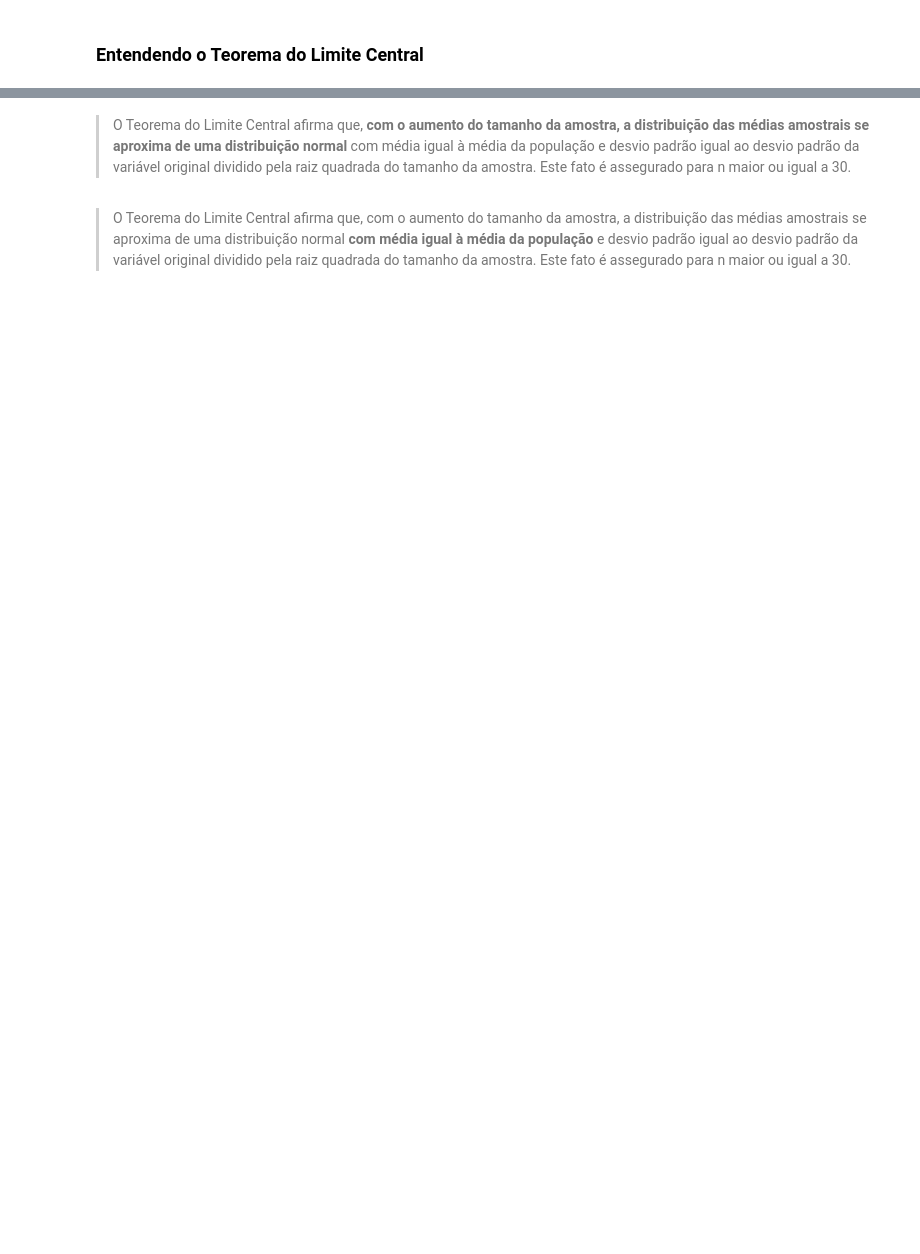
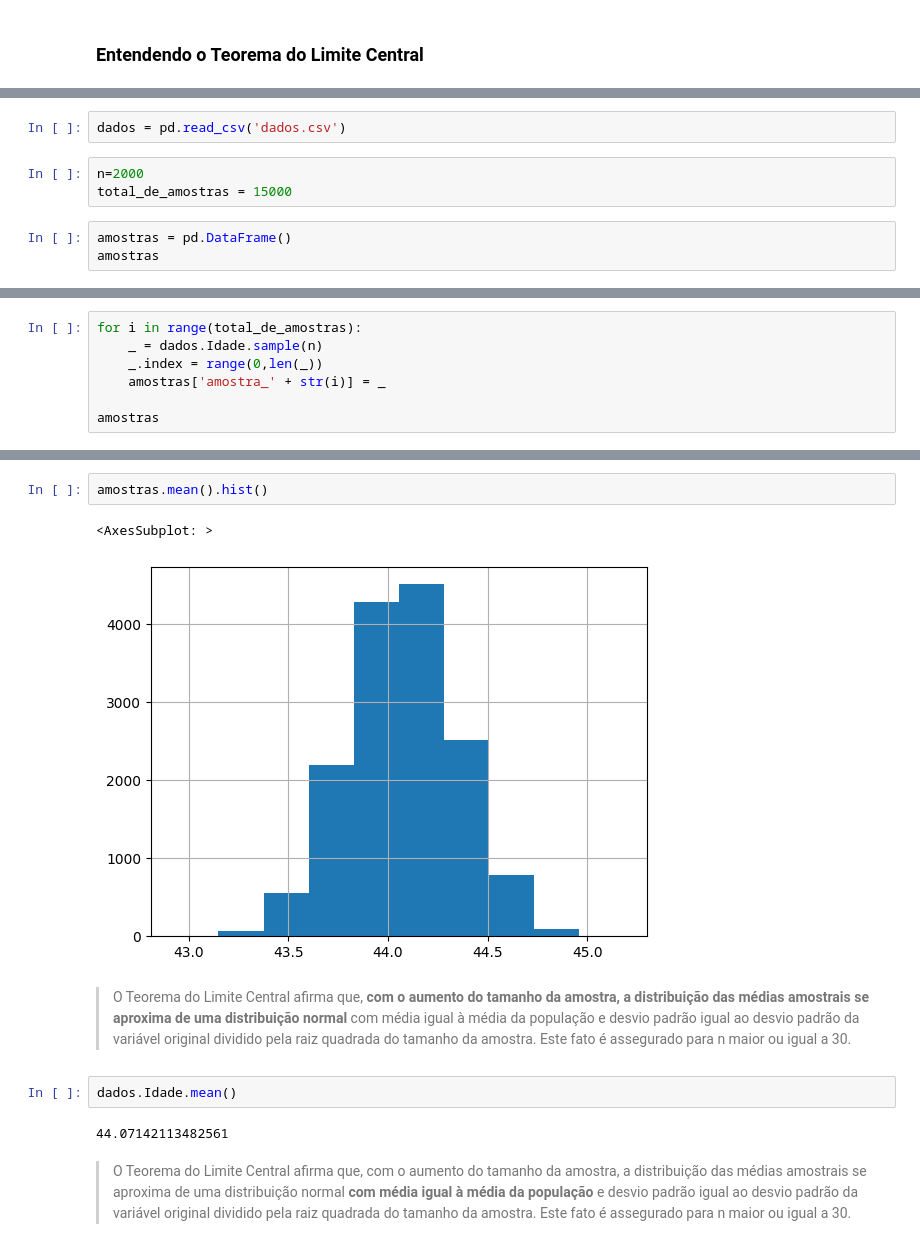
Before and after one commit to alyssonhyago/Cursos_Alura, a Jupyter notebook: Data_Science/Probabilidade_e_Amostragem/Curso_de_Estatística_Parte_2.ipynb, the cells around one changed output, grey strips where cells are left out. Drawn from its saved outputs; the diff is of its cells as text; blank space fills up the shorter version.

```diff
--- a/Data_Science/Probabilidade_e_Amostragem/Curso_de_Estatística_Parte_2.ipynb
+++ b/Data_Science/Probabilidade_e_Amostragem/Curso_de_Estatística_Parte_2.ipynb
@@ -893,0 +898,8 @@ O desvio padrão das médias amostrais é conhecido como **erro padrão da médi
+# %%
+dados = pd.read_csv('dados.csv')
+# %%
+n=2000
+total_de_amostras = 15000
+# %%
+amostras = pd.DataFrame()
+amostras
@@ -893,0 +908,7 @@ O desvio padrão das médias amostrais é conhecido como **erro padrão da médi
+# %%
+for i in range(total_de_amostras):
+    _ = dados.Idade.sample(n)
+    _.index = range(0,len(_))
+    amostras['amostra_' + str(i)] = _
+
+amostras
@@ -894,5 +945,14 @@ O desvio padrão das médias amostrais é conhecido como **erro padrão da médi
+# %%
+amostras.mean().hist()
+# %% [output]
+<AxesSubplot: >
+[figure, added]
 # %% [markdown]
 > O Teorema do Limite Central afirma que, **com o aumento do tamanho da amostra, a distribuição das médias amostrais se aproxima de uma distribuição normal** com média igual à média da população e desvio padrão igual ao desvio padrão da variável original dividido pela raiz quadrada do tamanho da amostra. Este fato é assegurado para n maior ou igual a 30.
+# %%
+dados.Idade.mean()
+# %% [output]
+44.07142113482561
 # %% [markdown]
 > O Teorema do Limite Central afirma que, com o aumento do tamanho da amostra, a distribuição das médias amostrais se aproxima de uma distribuição normal **com média igual à média da população** e desvio padrão igual ao desvio padrão da variável original dividido pela raiz quadrada do tamanho da amostra. Este fato é assegurado para n maior ou igual a 30.
 # %% [markdown]
```
Also changed, not shown: parts of 46 cells of this notebook, 2 other files.
